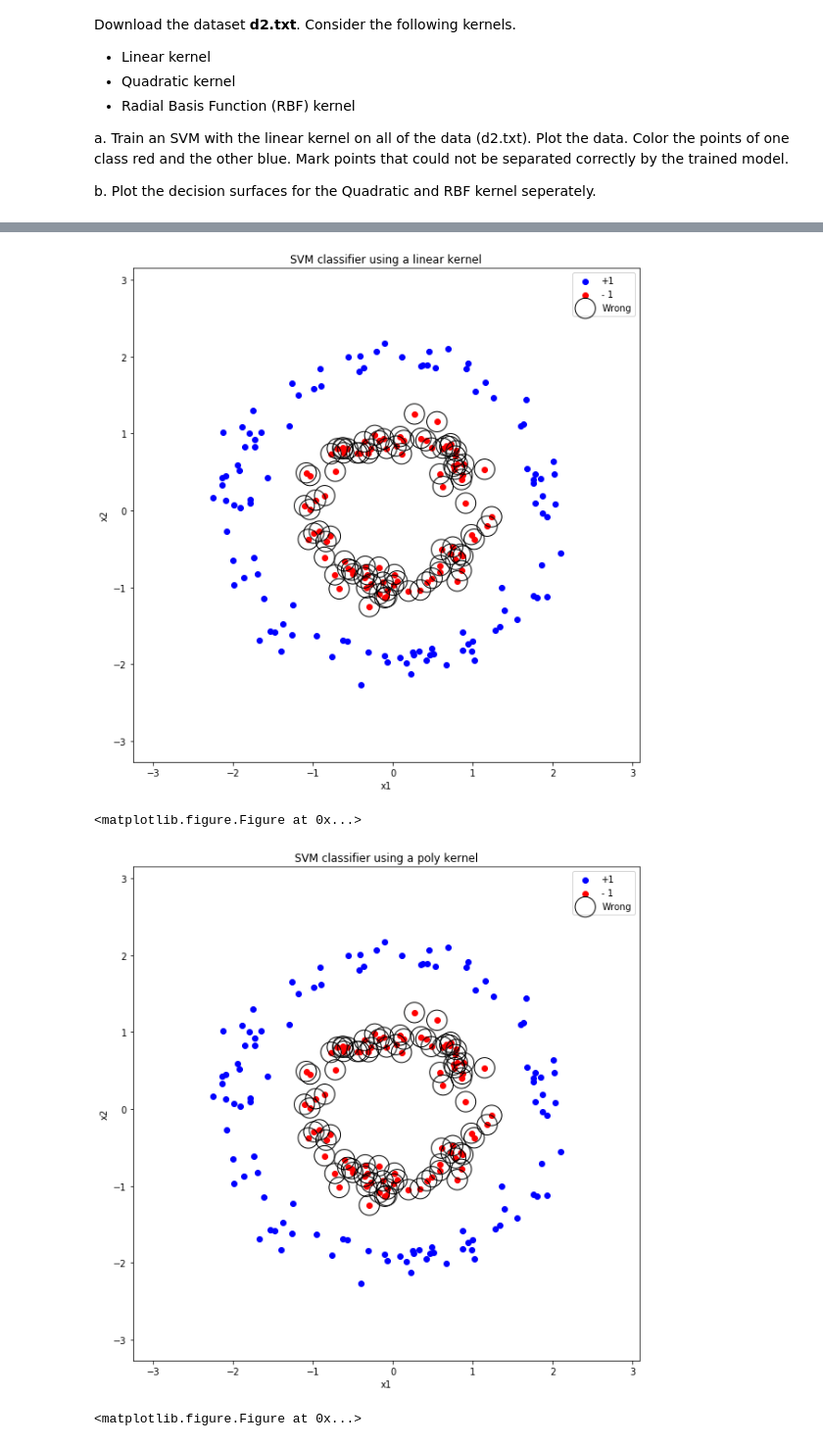
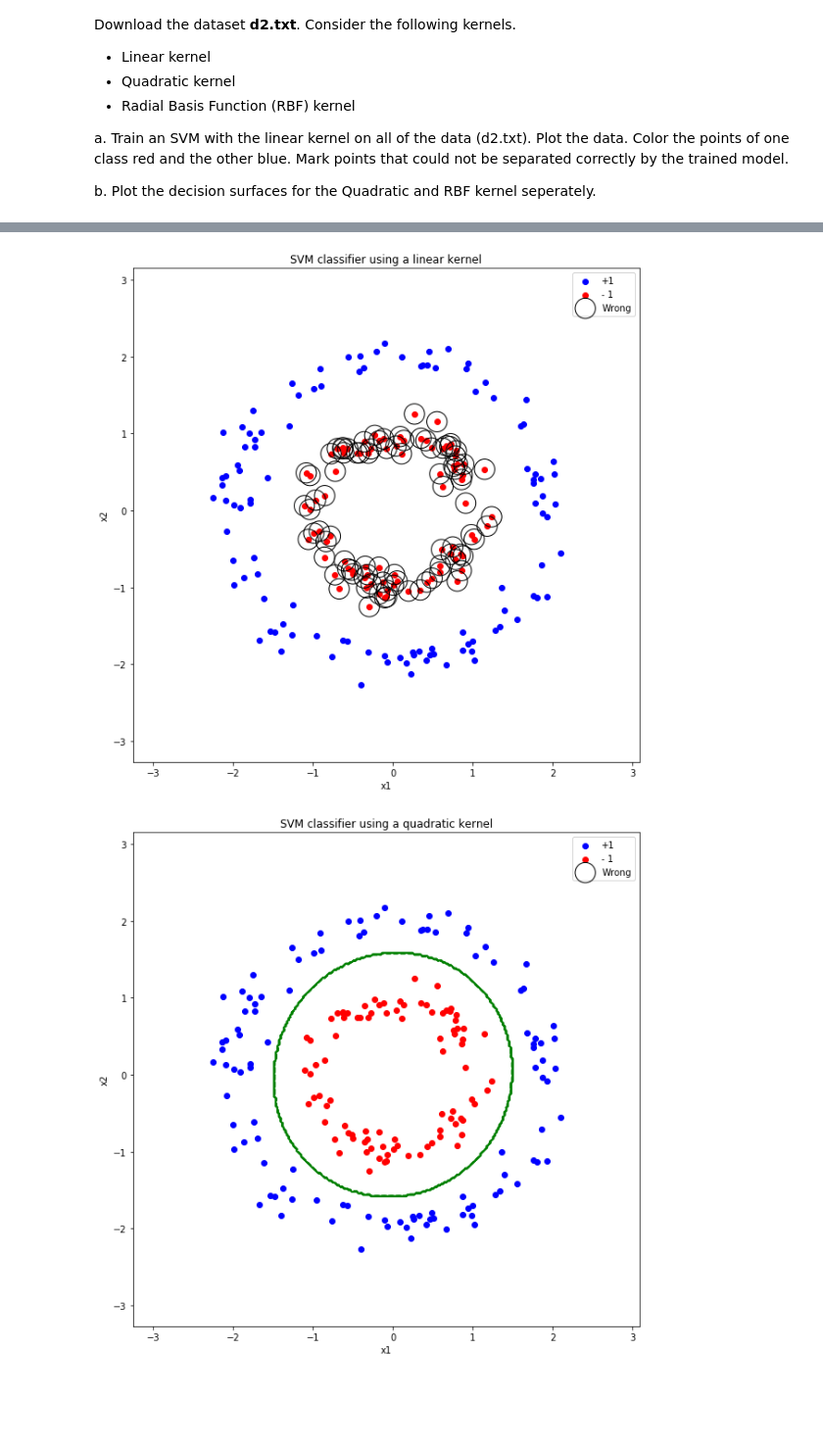
Before and after one commit to huoskar/TDA231, a Jupyter notebook: hw4.ipynb, the cells around one changed output, grey strips where cells are left out. Shown at 98% size. Cells and saved outputs as stored; diff of their text form; code cells hidden in the pictures; blank space fills up the shorter version.

```diff
--- a/hw4.ipynb
+++ b/hw4.ipynb
@@ -202,18 +202,22 @@ y_min, y_max = X[:, 1].min() - 1, X[:, 1].max() + 1
 xx, yy = np.meshgrid(np.arange(x_min, x_max, h),
                      np.arange(y_min, y_max, h))
 
-for name in ['linear','poly','rbf']:
+fig_num = 0
+for name in ['linear','quadratic','rbf']:
     # Specifies the classifier and fits it to the data
-    classifier = SVC(kernel = name, gamma = 2)
+    if name == 'quadratic':
+        classifier = SVC(kernel = 'poly' , degree=2)
+    else:
+        classifier = SVC(kernel = name)
     classifier.fit(X,Y)
-    plt.figure(figsize=(10,10))
 
+    plt.figure(fig_num,figsize=(10,10))
+    fig_num+= 1
     # predicts all the points in the mesh to get the boundary
     Z = classifier.predict(np.c_[xx.ravel(), yy.ravel()])
 
     # Put the result into a color plot
     Z = Z.reshape(xx.shape)
-    plt.figure(figsize=(10,10))
 
     # Plot the decision boundary.
     plt.contour(xx, yy, Z,colors='g')
@@ -236,10 +240,13 @@ for name in ['linear','poly','rbf']:
 
 
     # Figure presentation
-    plt.legend(["+1","- 1","Wrong","Support"])
+    plt.legend(["+1","- 1","Wrong"])
     plt.title("SVM classifier using a "+ name + " kernel")
     plt.ylabel('x2')
     plt.xlabel('x1')
 
+print("In the linear case, the best fit is a function away from the data, meaning that we only predict one class (+1).\n")
+print("In the quadratic case, the best fitting decision boundary is a circle which is a bivariate quadratic function. This classification type seem to work very well for the data, as there is no wrongly classified data points.")
+print("Using the radial basis function works very well a")
 plt.show()
 # %% [output]
@@ -247,4 +256,2 @@ plt.show()
 [figure]
-<matplotlib.figure.Figure at 0x...>
-[figure, old version]
+[figure, new version]
-<matplotlib.figure.Figure at 0x...>
```
Also changed, not shown: parts of 1 cell of this notebook.
